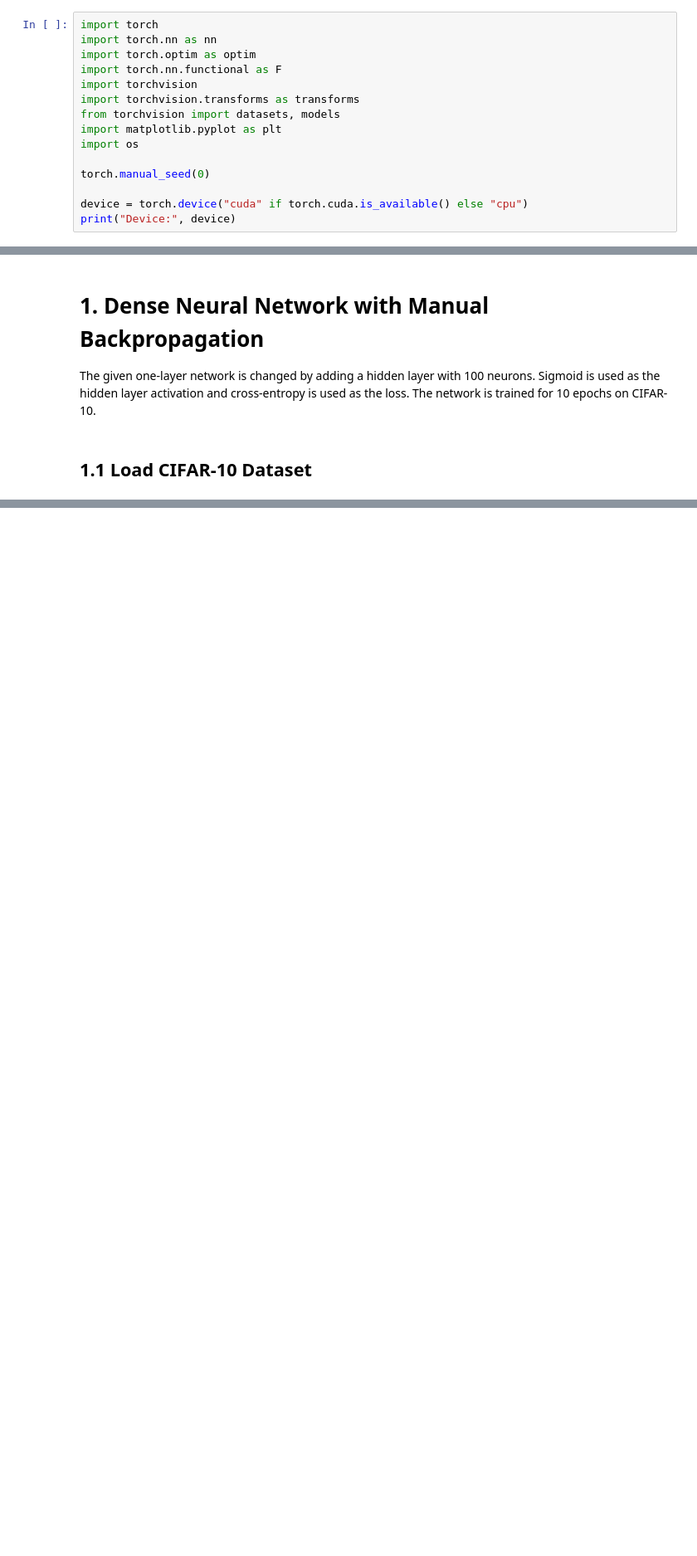
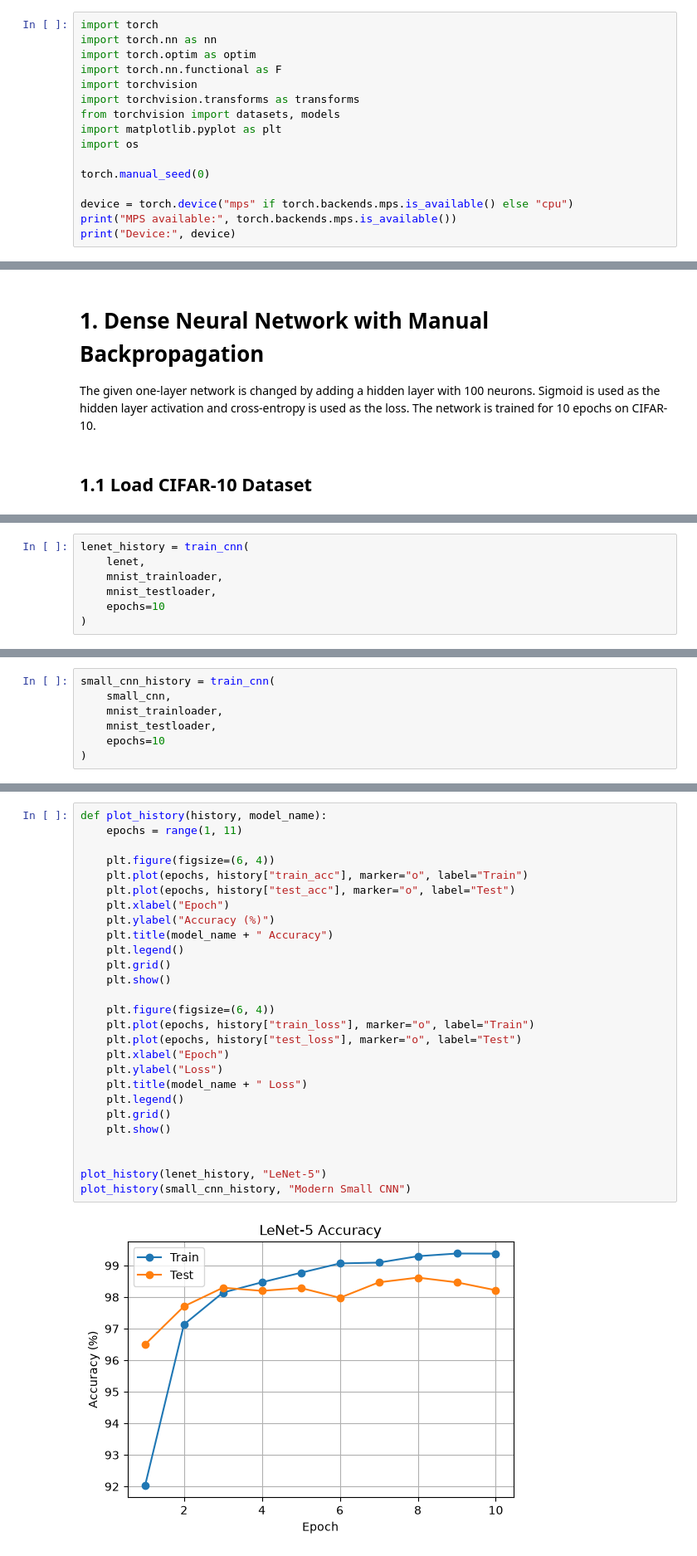
Before and after one commit to YohanBandara/Computer-Vision, a Jupyter notebook: CV assignment3/CV_Assignment3.ipynb, the cells around one changed output, grey strips where cells are left out. Shown at 83% size. Saved outputs shown, nothing was run; the diff lists cells and outputs as text; blank space fills up the shorter version.

```diff
--- a/CV assignment3/CV_Assignment3.ipynb
+++ b/CV assignment3/CV_Assignment3.ipynb
@@ -21,6 +21,7 @@ import os
 
 torch.manual_seed(0)
 
-device = torch.device("cuda" if torch.cuda.is_available() else "cpu")
+device = torch.device("mps" if torch.backends.mps.is_available() else "cpu")
+print("MPS available:", torch.backends.mps.is_available())
 print("Device:", device)
 # %% [output]
@@ -103,0 +476,7 @@ KeyboardInterrupt:
+# %%
+lenet_history = train_cnn(
+    lenet,
+    mnist_trainloader,
+    mnist_testloader,
+    epochs=10
+)
@@ -103,0 +496,7 @@ KeyboardInterrupt:
+# %%
+small_cnn_history = train_cnn(
+    small_cnn,
+    mnist_trainloader,
+    mnist_testloader,
+    epochs=10
+)
@@ -103,0 +518,29 @@ KeyboardInterrupt:
+# %%
+def plot_history(history, model_name):
+    epochs = range(1, 11)
+
+    plt.figure(figsize=(6, 4))
+    plt.plot(epochs, history["train_acc"], marker="o", label="Train")
+    plt.plot(epochs, history["test_acc"], marker="o", label="Test")
+    plt.xlabel("Epoch")
+    plt.ylabel("Accuracy (%)")
+    plt.title(model_name + " Accuracy")
+    plt.legend()
+    plt.grid()
+    plt.show()
+
+    plt.figure(figsize=(6, 4))
+    plt.plot(epochs, history["train_loss"], marker="o", label="Train")
+    plt.plot(epochs, history["test_loss"], marker="o", label="Test")
+    plt.xlabel("Epoch")
+    plt.ylabel("Loss")
+    plt.title(model_name + " Loss")
+    plt.legend()
+    plt.grid()
+    plt.show()
+
+
+plot_history(lenet_history, "LeNet-5")
+plot_history(small_cnn_history, "Modern Small CNN")
+# %% [output]
+[figure, added]
```
Also changed, not shown: parts of 35 cells of this notebook, 2 other files.
